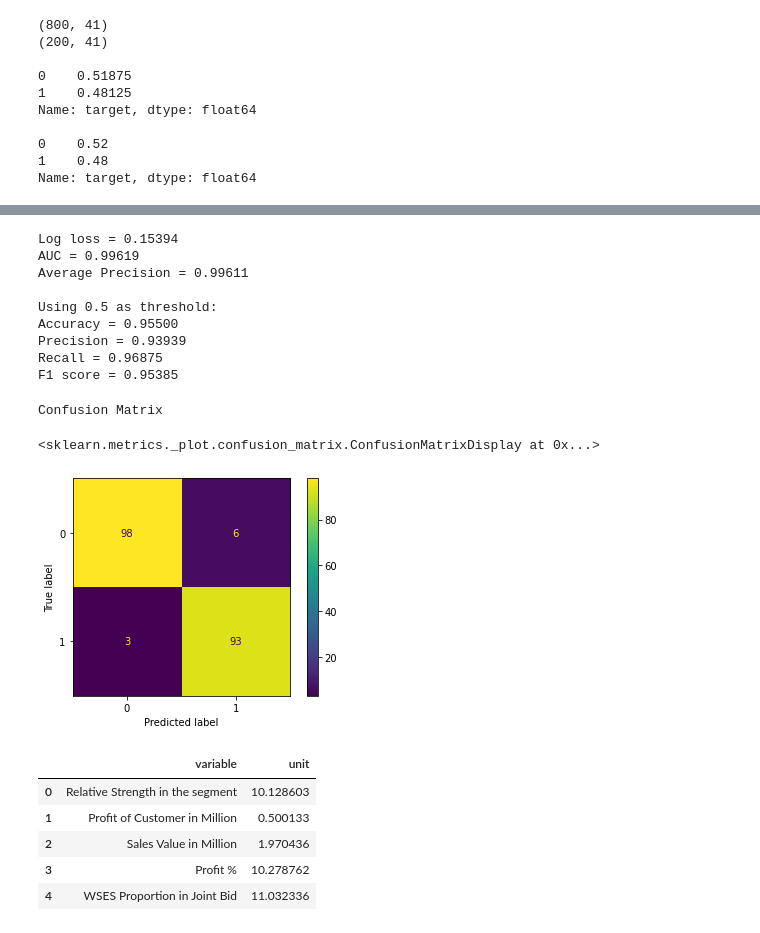
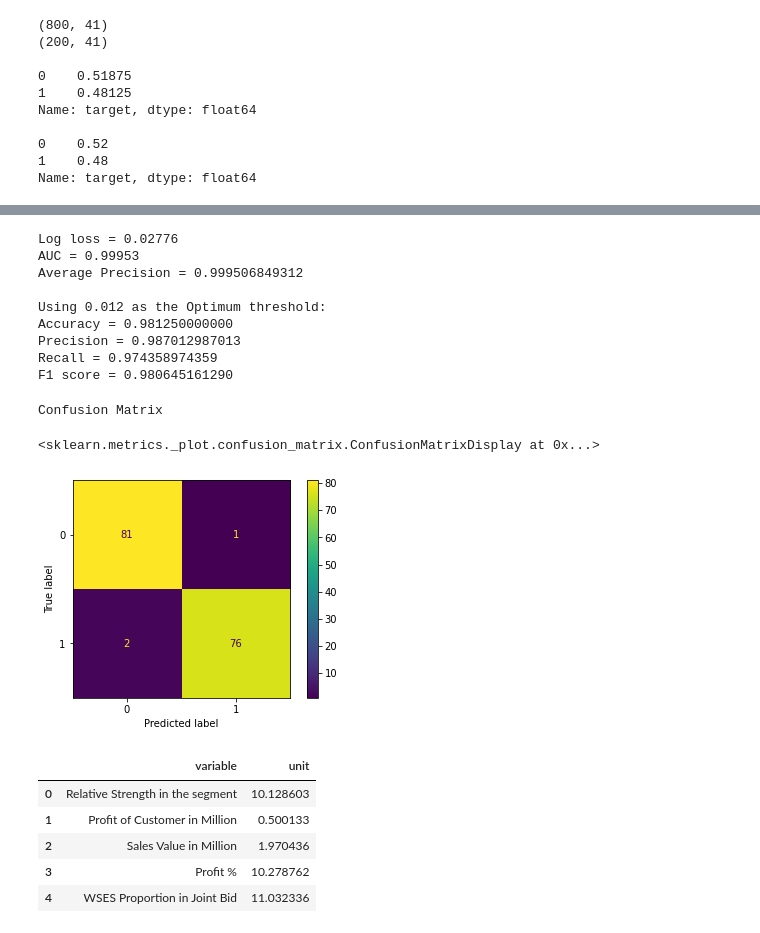
Before and after one commit to sanchariguhaniyogi/lead_Classification, a Jupyter notebook: Logistic_Regression.ipynb, the cells around one changed output, grey strips where cells are left out. Drawn from its saved outputs; the diff is of its cells as text; code cells hidden in the pictures.

```diff
--- a/Logistic_Regression.ipynb
+++ b/Logistic_Regression.ipynb
@@ -115,0 +106,9 @@ plot_precision_recall_curve(clf, X_test, y_test)
+# %%
+X_train, X_test, Y_train, Y_test = train_test_split(X, y, test_size=.2,
+                                                    random_state=0)
+r_probs = [0 for _ in range(len(Y_test))]
+r_fpr, r_tpr, _ = roc_curve(Y_test, r_probs)
+
+clf_probs =clf.predict_proba(X_test)
+clf_probs = clf_probs[:, 1]
+clf_fpr, clf_tpr, _ = roc_curve(Y_test, clf_probs)
@@ -117,31 +167,31 @@ plot_precision_recall_curve(clf, X_test, y_test)
 test_prob = clf.predict_proba(X_test)[:, 1] # the second column is P(target = 1)
 test_pred = clf.predict(X_test)
 # %%
-print('Log loss = {:.5f}'.format(log_loss(y_test, test_prob)))
-print('AUC = {:.5f}'.format(roc_auc_score(y_test, test_prob)))
-print('Average Precision = {:.5f}'.format(average_precision_score(y_test, test_prob)))
-print('\nUsing 0.5 as threshold:')
-print('Accuracy = {:.5f}'.format(accuracy_score(y_test, test_pred)))
-print('Precision = {:.5f}'.format(precision_score(y_test, test_pred)))
-print('Recall = {:.5f}'.format(recall_score(y_test, test_pred)))
-print('F1 score = {:.5f}'.format(f1_score(y_test, test_pred)))
+print('Log loss = {:.5f}'.format(log_loss(Y_test, test_prob)))
+print('AUC = {:.5f}'.format(roc_auc_score(Y_test, test_prob)))
+print('Average Precision = {:.012f}'.format(average_precision_score(Y_test, test_prob)))
+print('\nUsing 0.012 as the Optimum threshold:')
+print('Accuracy = {:.012f}'.format(accuracy_score(Y_test, test_pred)))
+print('Precision = {:.012f}'.format(precision_score(Y_test, test_pred)))
+print('Recall = {:.012f}'.format(recall_score(Y_test, test_pred)))
+print('F1 score = {:.012f}'.format(f1_score(Y_test, test_pred)))
 # %% [output]
-Log loss = 0.15394
-AUC = 0.99619
-Average Precision = 0.99611
+Log loss = 0.02776
+AUC = 0.99953
+Average Precision = 0.999506849312
 
-Using 0.5 as threshold:
-Accuracy = 0.95500
-Precision = 0.93939
-Recall = 0.96875
-F1 score = 0.95385
+Using 0.012 as the Optimum threshold:
+Accuracy = 0.981250000000
+Precision = 0.987012987013
+Recall = 0.974358974359
+F1 score = 0.980645161290
 # %%
 print('Confusion Matrix')
-plot_confusion_matrix(clf, X_test, y_test)
+plot_confusion_matrix(clf, X_test, Y_test)
 # %% [output]
 Confusion Matrix
 <sklearn.metrics._plot.confusion_matrix.ConfusionMatrixDisplay at 0x...>
-[figure, old version]
+[figure, new version]
 # %%
 pd.DataFrame(data={'variable': numeric_cols, 'unit': np.sqrt(scaler.var_)})
 # %% [output]
```
Also changed, not shown: parts of 13 cells of this notebook.
